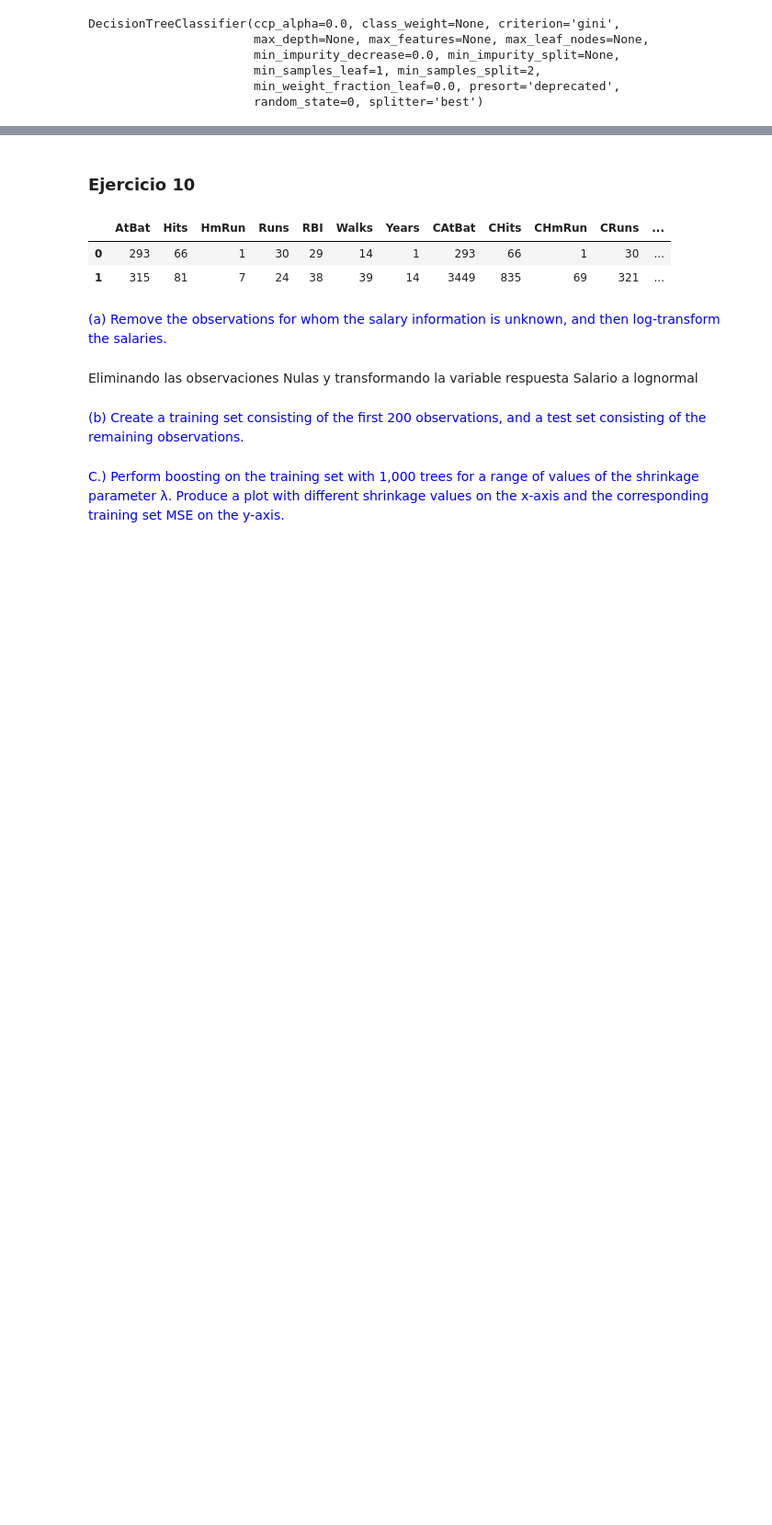
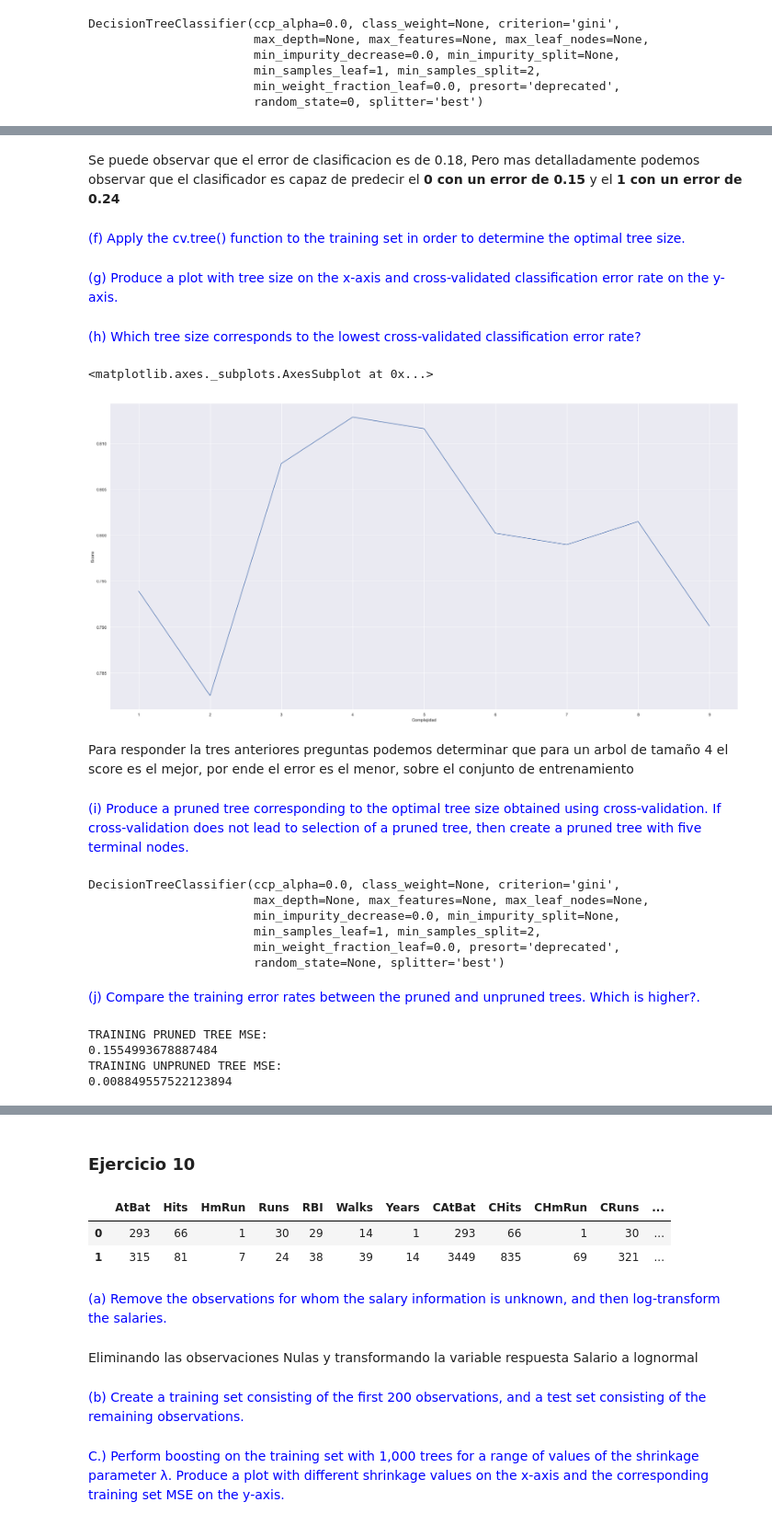
Before and after one commit to arracinim/Trabajo-2-TAE, a Jupyter notebook: Trabajo #2 - TAE.ipynb, the cells around one changed output, grey strips where cells are left out. Shown at 92% size. Saved outputs shown, nothing was run; the diff lists cells and outputs as text; code cells hidden in the pictures; blank space fills up the shorter version.

```diff
--- a/Trabajo #2 - TAE.ipynb
+++ b/Trabajo #2 - TAE.ipynb
@@ -998,0 +1064,60 @@ Al entrenar el modelo obtenemos que el MSE es de 0.25
+# %% [markdown]
+Se puede observar que el error de clasificacion es de 0.18, Pero mas detalladamente podemos observar que el clasificador es capaz de predecir el **0 con un error de 0.15** y el **1 con un error de 0.24**
+# %% [markdown]
+<Font color = 'blue'>(f) Apply the cv.tree() function to the training set in order to
+determine the optimal tree size.<Font>
+# %% [markdown]
+<Font color = 'blue'>(g) Produce a plot with tree size on the x-axis and cross-validated
+classification error rate on the y-axis.<Font>
+# %% [markdown]
+<Font color = 'blue'>(h) Which tree size corresponds to the lowest cross-validated classification
+error rate?<Font>
+# %%
+depth = []
+for i in range(1,10):
+    clf = DecisionTreeClassifier(max_depth=i)
+    # Perform 5-fold cross validation
+    scores = cross_val_score(estimator=clf, X=X_train, y=y_train, cv=7, n_jobs=4)
+    depth.append((i,scores.mean()))
+
+df_cross = pd.DataFrame(depth, columns =["Complejidad", "Score"])
+sb.lineplot(x = 'Complejidad', y= 'Score', data =df_cross)
+# %% [output]
+<matplotlib.axes._subplots.AxesSubplot at 0x...>
+[figure, added]
+# %% [markdown]
+Para responder la tres anteriores preguntas podemos determinar que para un arbol de tamaño 4 el score es el mejor, por ende el error es el menor, sobre el conjunto de entrenamiento
+# %% [markdown]
+<Font color = 'blue'>(i) Produce a pruned tree corresponding to the optimal tree size
+obtained using cross-validation. If cross-validation does not lead
+to selection of a pruned tree, then create a pruned tree with five
+terminal nodes.<Font>
+# %%
+clf = DecisionTreeClassifier(max_depth=4)
+clf.fit(X_train, y_train)
+
+clf_unpruned = DecisionTreeClassifier()
+clf_unpruned.fit(X_train, y_train)
+# %% [output]
+DecisionTreeClassifier(ccp_alpha=0.0, class_weight=None, criterion='gini',
+                       max_depth=None, max_features=None, max_leaf_nodes=None,
+                       min_impurity_decrease=0.0, min_impurity_split=None,
+                       min_samples_leaf=1, min_samples_split=2,
+                       min_weight_fraction_leaf=0.0, presort='deprecated',
+                       random_state=None, splitter='best')
+# %% [markdown]
+<Font color = 'blue'>(j) Compare the training error rates between the pruned and unpruned
+trees. Which is higher?.<Font>
+# %%
+y_pred = clf.predict(X_train)
+print("TRAINING PRUNED TREE MSE:")
+print(mean_squared_error(y_train, y_pred))
+
+y_pred = clf_unpruned.predict(X_train)
+print("TRAINING UNPRUNED TREE MSE:")
+print(mean_squared_error(y_train, y_pred))
+# %% [output]
+TRAINING PRUNED TREE MSE:
+0.1554993678887484
+TRAINING UNPRUNED TREE MSE:
+0.008849557522123894
```
Also changed, not shown: parts of 42 cells of this notebook.
